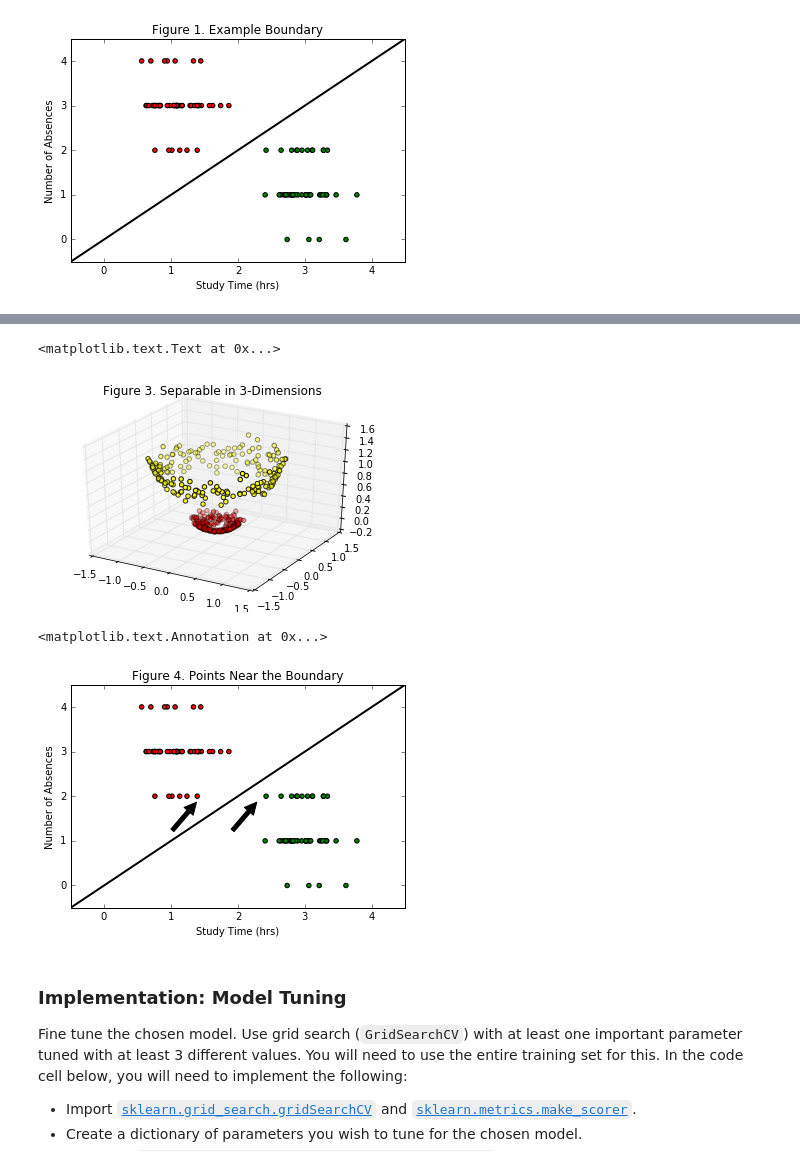
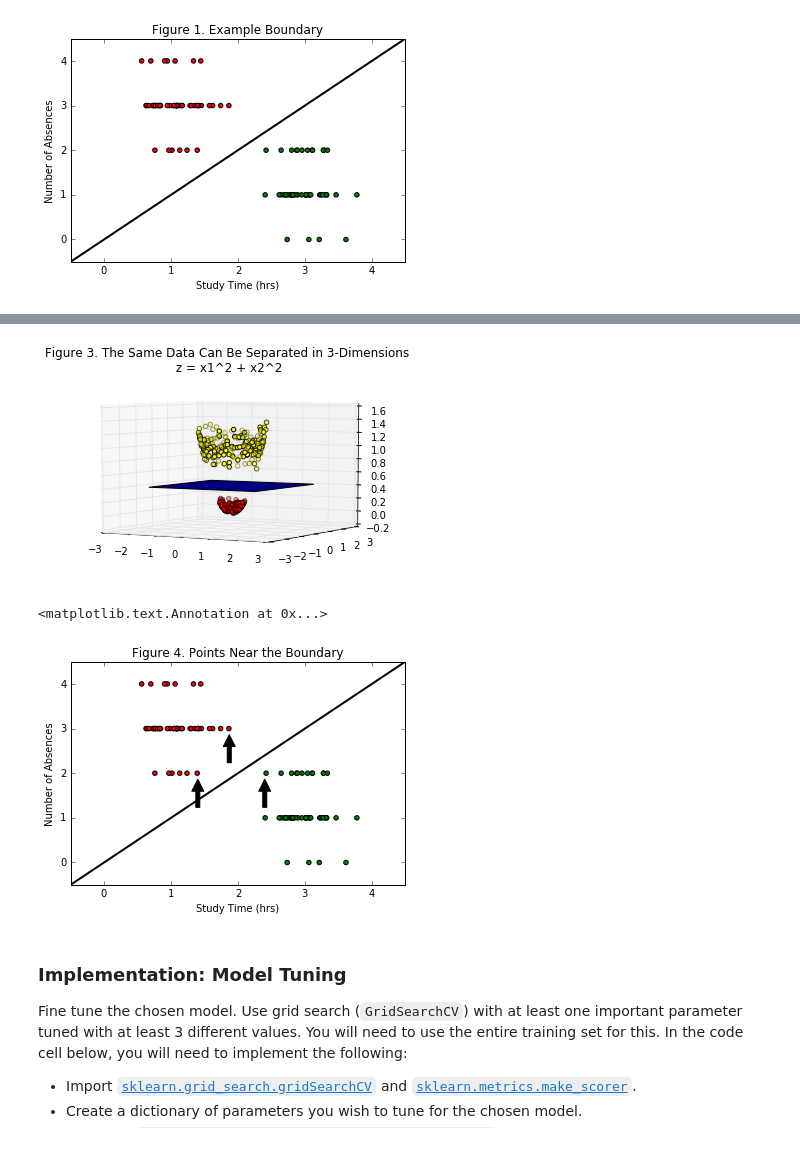
Before and after one commit to alextrickey/student_intervention, a Jupyter notebook: student_intervention.ipynb, the cells around one changed output, grey strips where cells are left out. Cells and saved outputs as stored; diff of their text form; code cells hidden in the pictures.

```diff
--- a/student_intervention.ipynb
+++ b/student_intervention.ipynb
@@ -472,13 +474,19 @@ plt.title('Figure 2. Non-linearly Separable Data')
 # %%
 # Transform to a higher dimensional space
 fig = plt.figure()
 ax = fig.add_subplot(111, projection='3d')
 x2 = X[:,0]**2 + X[:,1]**2
 ax.scatter(X[:,0], X[:,1], x2, zdir='z', s=20, depthshade=True, c=class_colors)
-plt.title('Figure 3. Separable in 3-Dimensions')
+plt.title('Figure 3. The Same Data Can Be Separated in 3-Dimensions\n z = x1^2 + x2^2')
+
+# Add a separating plane/surface
+xx, yy = np.meshgrid([-2,-1,0,1,2], [-2,-1,0,1,2])
+z = [0.43 for xi in xx]
+ax.plot_surface(xx, yy, z)
+ax.view_init(elev=5)
+plt.show()
 # %% [output]
-<matplotlib.text.Text at 0x...>
-[figure, old version]
+[figure, new version]
 # %%
 #Generate Example Data
 rd.seed(1101)
@@ -498,13 +506,15 @@ plt.plot([-1, 5], [-1,5], 'k-', lw=2)
 plt.xlabel('Study Time (hrs)')
 plt.ylabel('Number of Absences')
 plt.title('Figure 4. Points Near the Boundary')
-plt.annotate('', xy=(1.4, 1.9), xytext=(1,1.2),
+plt.annotate('', xy=(1.4, 1.9), xytext=(1.4,1.2),
             arrowprops=dict(facecolor='black', shrink=0.05))
-plt.annotate('', xy=(2.3, 1.9), xytext=(1.9,1.2),
+plt.annotate('', xy=(2.4, 1.9), xytext=(2.4,1.2),
             arrowprops=dict(facecolor='black', shrink=0.05))
+plt.annotate('', xy=(1.87, 2.9), xytext=(1.87,2.2),
+            arrowprops=dict(facecolor='black', shrink=0.05))
 # %% [output]
 <matplotlib.text.Annotation at 0x...>
-[figure, old version]
+[figure, new version]
 # %% [markdown]
 ### Implementation: Model Tuning
 Fine tune the chosen model. Use grid search (`GridSearchCV`) with at least one important parameter tuned with at least 3 different values. You will need to use the entire training set for this. In the code cell below, you will need to implement the following:
```
Also changed, not shown: parts of 6 cells of this notebook.
